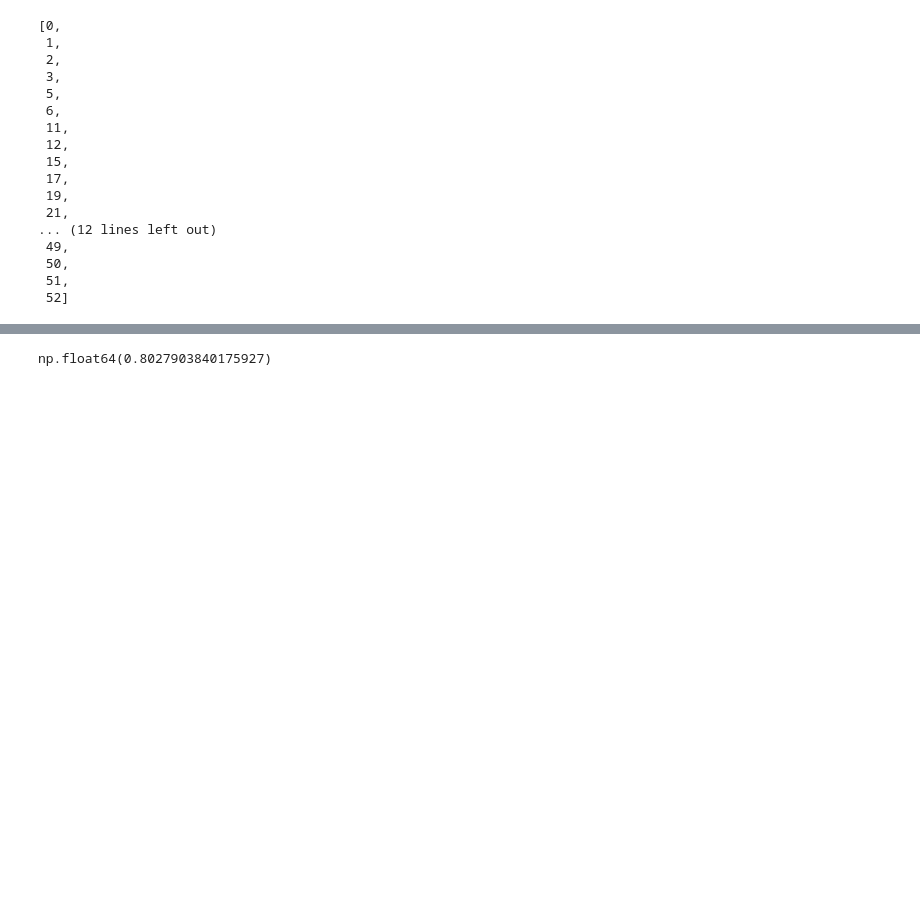
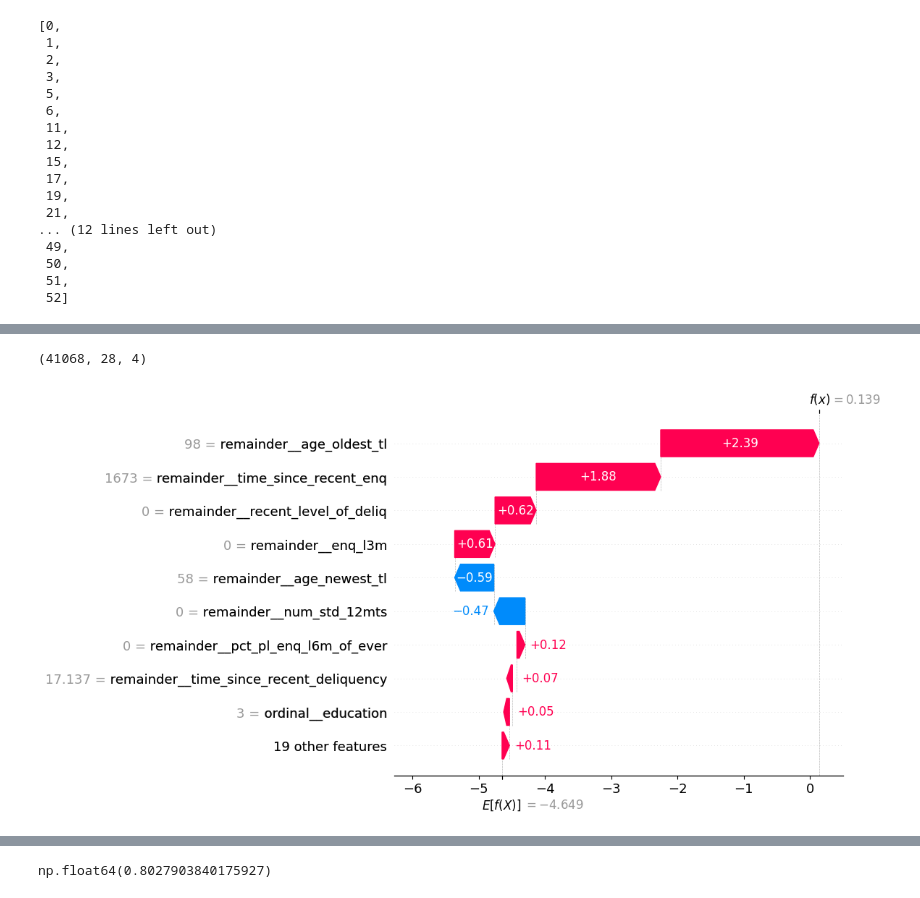
Before and after one commit to agarwal2001-ux/credt_risk_modelling, a Jupyter notebook: notebooks/model.ipynb, the cells around one changed output, grey strips where cells are left out. Cells and saved outputs as stored; diff of their text form; code cells hidden in the pictures; blank space fills up the shorter version.

Commit message:
shap added and working successfully

```diff
--- a/notebooks/model.ipynb
+++ b/notebooks/model.ipynb
@@ -211,4 +211,4 @@ a
 # %%
 b = transformer.fit_transform(xtrain)
 # %%
-b.iloc[:,a]
+c = b.iloc[:,a]
@@ -228,0 +215,12 @@ b.iloc[:,a]
+# %%
+from lightgbm import LGBMClassifier
+
+LBG2 = LGBMClassifier(n_estimators=140,max_depth=8,subsample=0.3692321814052426,
+                           learning_rate=0.2486165415267274,
+                           reg_lambda=302,
+                           colsample_bylevel=0.6364993625552667,
+                           eta=0.9956631118988113,
+                           grow_policy="lossguide",
+                           min_child_weight=0.43602041607476005)
+# %%
+LBG2.fit(c,ytrain)
@@ -228,0 +244,11 @@ b.iloc[:,a]
+# %%
+explainer = shap.Explainer(LBG2)
+shap_values = explainer(c)
+# %%
+shap_values.shape
+# %% [output]
+(41068, 28, 4)
+# %%
+shap.plots.waterfall(shap_values[0,:,0])
+# %% [output]
+[figure, added]
```
Also changed, not shown: parts of 8 cells of this notebook.
